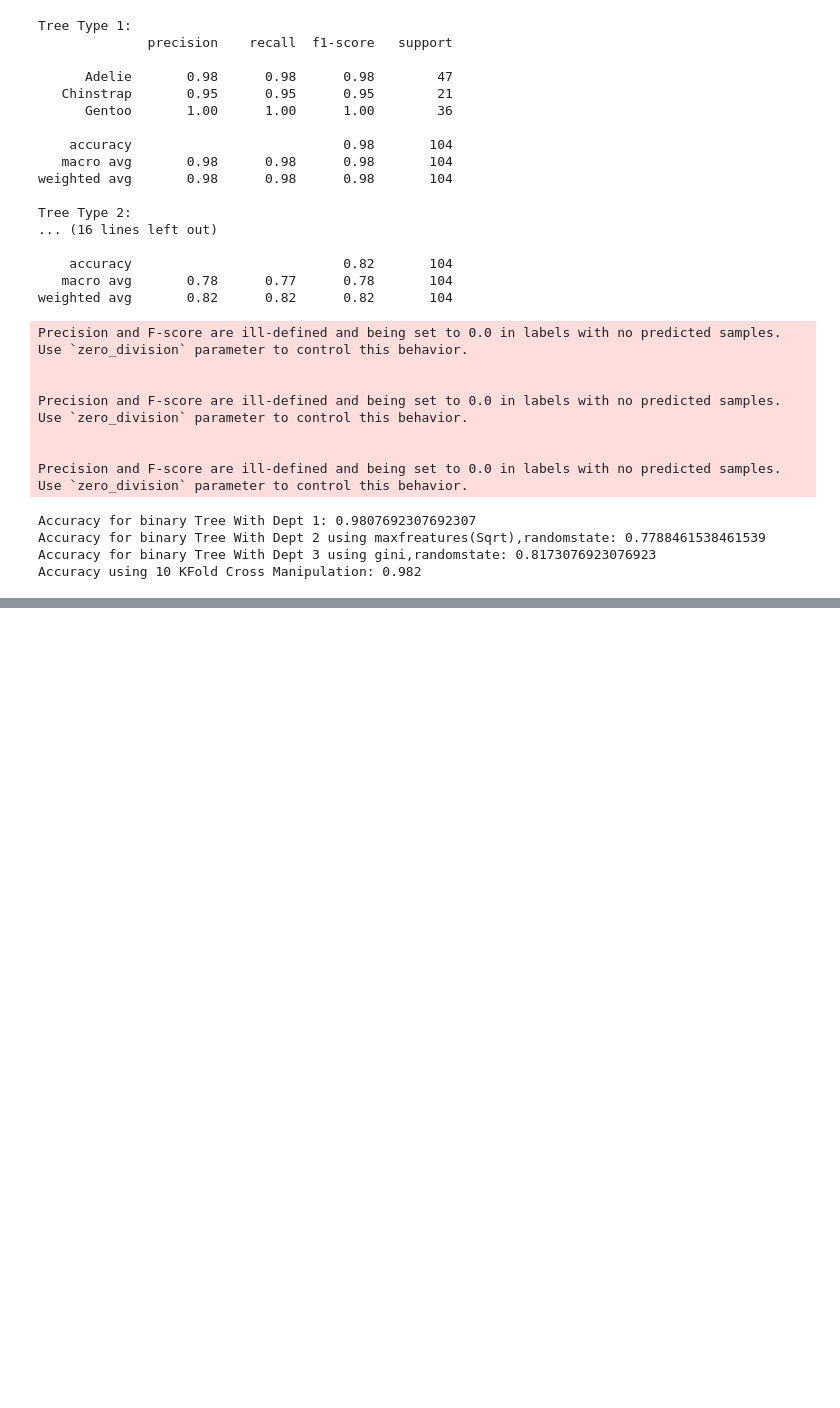
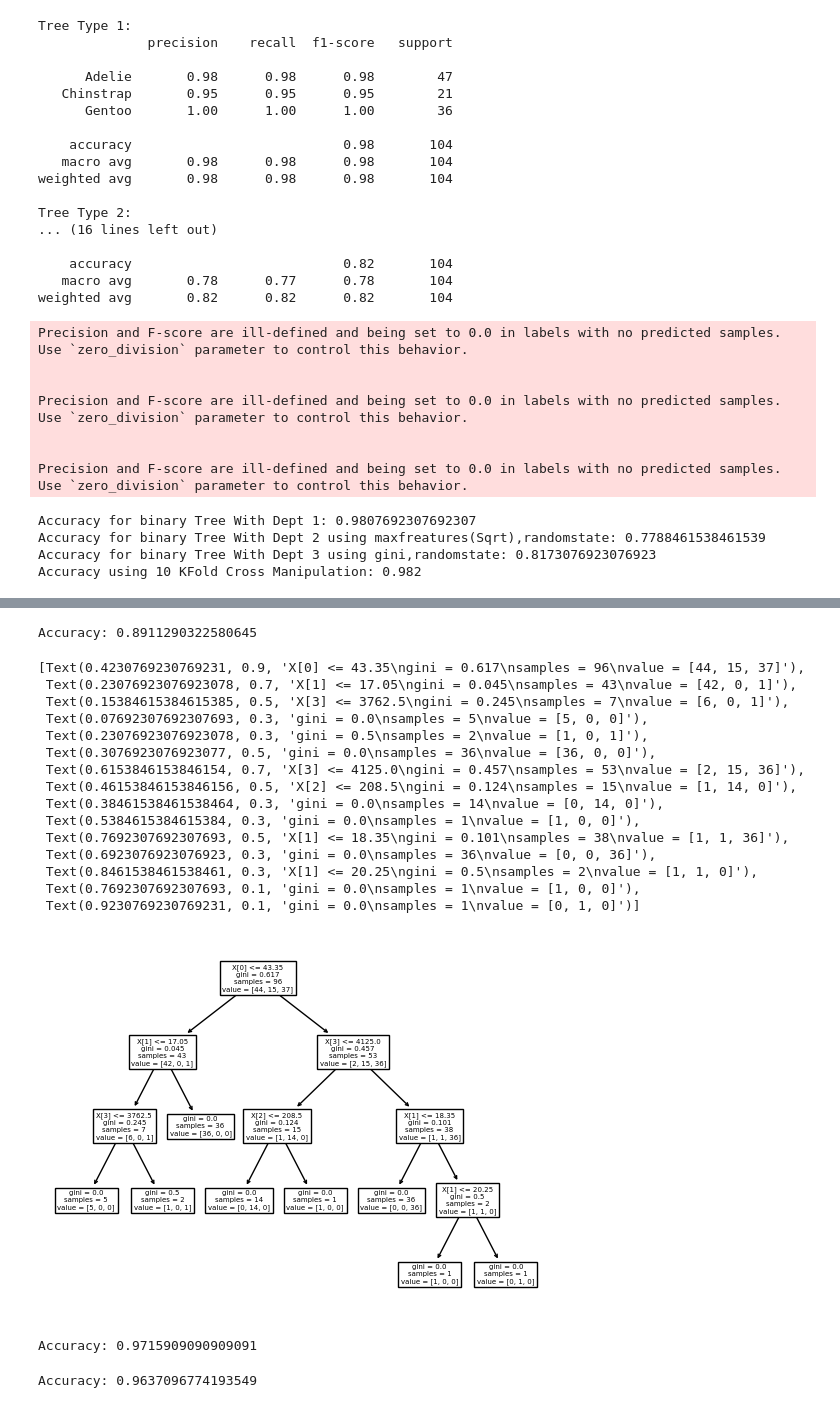
Before and after one commit to hoxyshmoo/DataMiningStuff, a Jupyter notebook: BinaryTreeClassification.ipynb, the cells around one changed output, grey strips where cells are left out. Drawn from its saved outputs; the diff is of its cells as text; code cells hidden in the pictures; blank space fills up the shorter version.

```diff
--- a/BinaryTreeClassification.ipynb
+++ b/BinaryTreeClassification.ipynb
@@ -421,0 +448,71 @@ weighted avg       0.96      0.96      0.96       240
+# %%
+#testing with by moving 60% of training set to testing set
+
+X_train, X_test, y_train, y_test = train_test_split(X, y, test_size=0.72, random_state=1) # 28% training and 72% test
+
+# Create Decision Tree classifer object
+BinaryTree60 = DecisionTreeClassifier()
+
+# Train Decision Tree Classifer
+BinaryTree60 = BinaryTree60.fit(X_train,y_train)
+
+#Predict the response for test dataset
+y_pred60 = BinaryTree60.predict(X_test)
+
+# Model Accuracy, how often is the classifier correct?
+print("Accuracy:",metrics.accuracy_score(y_test, y_pred60))
+
+
+plot_tree(BinaryTree60)
+# %% [output]
+Accuracy: 0.8911290322580645
+[Text(0.4230769230769231, 0.9, 'X[0] <= 43.35\ngini = 0.617\nsamples = 96\nvalue = [44, 15, 37]'),
+ Text(0.23076923076923078, 0.7, 'X[1] <= 17.05\ngini = 0.045\nsamples = 43\nvalue = [42, 0, 1]'),
+ Text(0.15384615384615385, 0.5, 'X[3] <= 3762.5\ngini = 0.245\nsamples = 7\nvalue = [6, 0, 1]'),
+ Text(0.07692307692307693, 0.3, 'gini = 0.0\nsamples = 5\nvalue = [5, 0, 0]'),
+ Text(0.23076923076923078, 0.3, 'gini = 0.5\nsamples = 2\nvalue = [1, 0, 1]'),
+ Text(0.3076923076923077, 0.5, 'gini = 0.0\nsamples = 36\nvalue = [36, 0, 0]'),
+ Text(0.6153846153846154, 0.7, 'X[3] <= 4125.0\ngini = 0.457\nsamples = 53\nvalue = [2, 15, 36]'),
+ Text(0.46153846153846156, 0.5, 'X[2] <= 208.5\ngini = 0.124\nsamples = 15\nvalue = [1, 14, 0]'),
+ Text(0.38461538461538464, 0.3, 'gini = 0.0\nsamples = 14\nvalue = [0, 14, 0]'),
+ Text(0.5384615384615384, 0.3, 'gini = 0.0\nsamples = 1\nvalue = [1, 0, 0]'),
+ Text(0.7692307692307693, 0.5, 'X[1] <= 18.35\ngini = 0.101\nsamples = 38\nvalue = [1, 1, 36]'),
+ Text(0.6923076923076923, 0.3, 'gini = 0.0\nsamples = 36\nvalue = [0, 0, 36]'),
+ Text(0.8461538461538461, 0.3, 'X[1] <= 20.25\ngini = 0.5\nsamples = 2\nvalue = [1, 1, 0]'),
+ Text(0.7692307692307693, 0.1, 'gini = 0.0\nsamples = 1\nvalue = [1, 0, 0]'),
+ Text(0.9230769230769231, 0.1, 'gini = 0.0\nsamples = 1\nvalue = [0, 1, 0]')]
+[figure, added]
+# %%
+from sklearn.ensemble import RandomForestClassifier
+
+X_train, X_test, y_train, y_test = train_test_split(X, y, test_size=0.51, random_state=1) # 49% training and 51% test
+
+# Create Decision Tree classifer object
+RandomTree30 = RandomForestClassifier()
+
+# Train Decision Tree Classifer
+RandomTree30 = RandomTree30.fit(X_train,y_train)
+
+#Predict the response for test dataset
+y_pred1 = RandomTree30.predict(X_test)
+
+# Model Accuracy, how often is the classifier correct?
+print("Accuracy:",metrics.accuracy_score(y_test, y_pred1))
+# %% [output]
+Accuracy: 0.9715909090909091
+# %%
+X_train, X_test, y_train, y_test = train_test_split(X, y, test_size=0.72, random_state=1) # 28% training and 572% test
+
+# Create Decision Tree classifer object
+RandomTree30 = RandomForestClassifier()
+
+# Train Decision Tree Classifer
+RandomTree30 = RandomTree30.fit(X_train,y_train)
+
+#Predict the response for test dataset
+y_pred1 = RandomTree30.predict(X_test)
+
+# Model Accuracy, how often is the classifier correct?
+print("Accuracy:",metrics.accuracy_score(y_test, y_pred1))
+# %% [output]
+Accuracy: 0.9637096774193549
```
Also changed, not shown: parts of 6 cells of this notebook, 1 other file.
